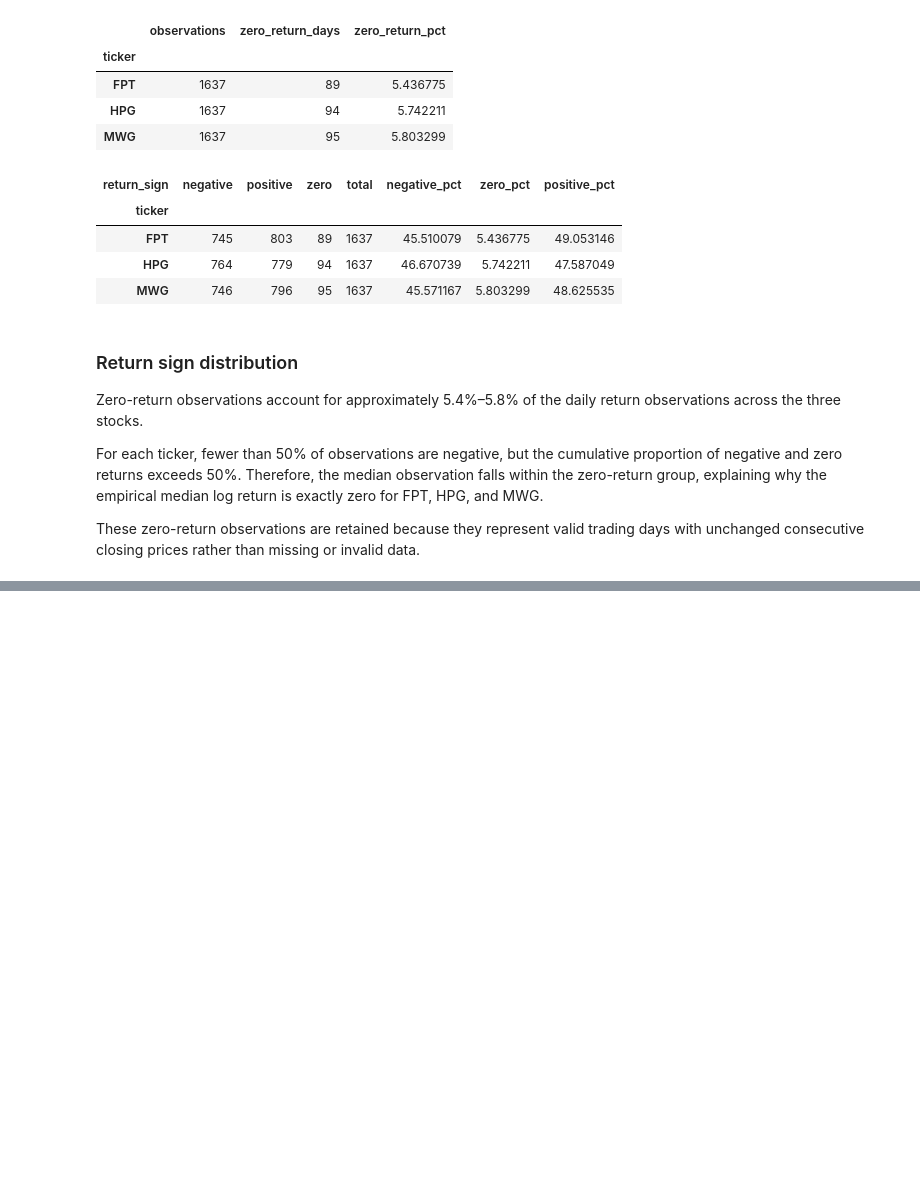
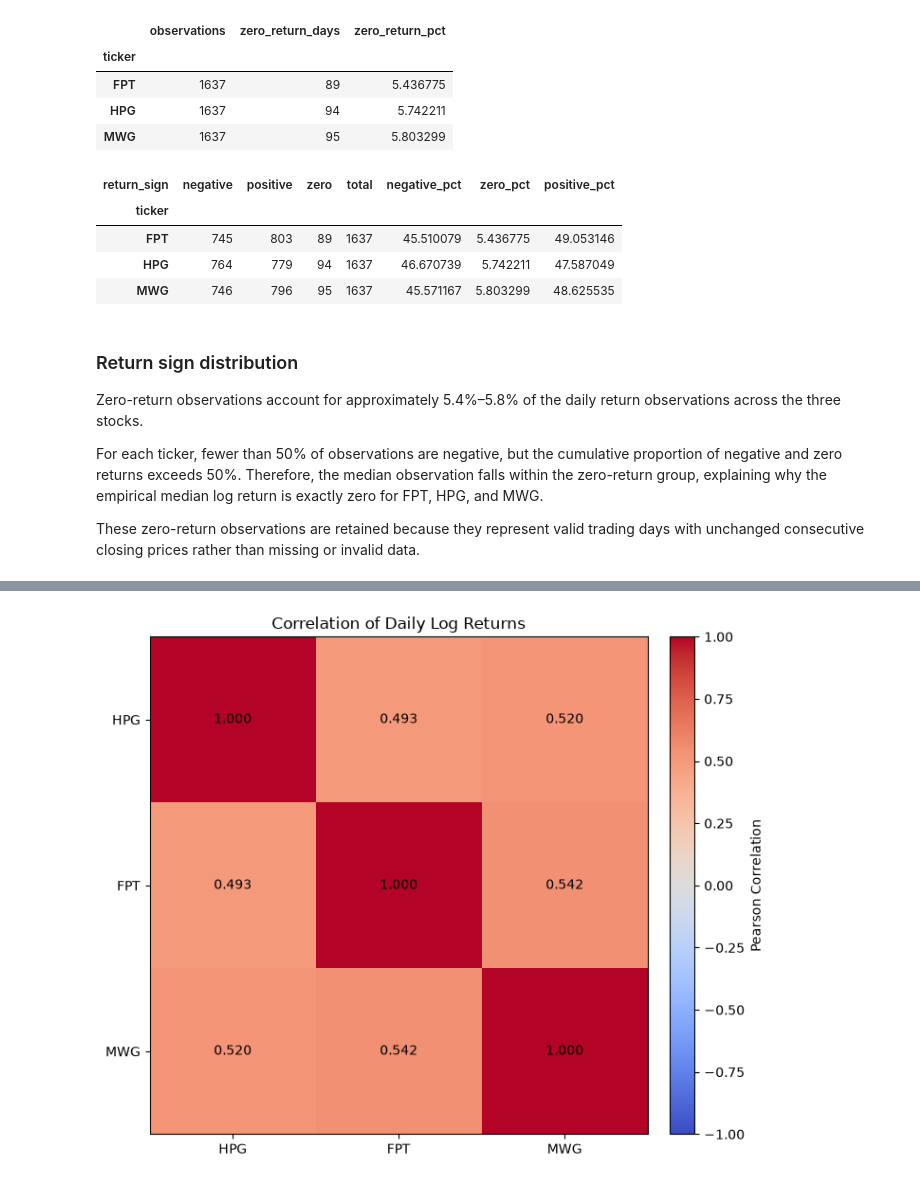
Before and after one commit to hthregx/portfolio-var-risk-system, a Jupyter notebook: notebooks/01_eda.ipynb, the cells around one changed output, grey strips where cells are left out. Cells and saved outputs as stored; diff of their text form; code cells hidden in the pictures; blank space fills up the shorter version.

```diff
--- a/notebooks/01_eda.ipynb
+++ b/notebooks/01_eda.ipynb
@@ -932,0 +1299,14 @@ These zero-return observations are retained because they represent valid trading
+# %%
+aligned_returns = (
+    return_matrix[TICKERS]
+    .dropna(how="any")
+)
+
+correlation_matrix = aligned_returns.corr()
+
+print(
+    "Số ngày được dùng để tính correlation:",
+    len(aligned_returns),
+)
+
+correlation_matrix.round(4)
@@ -932,0 +1360,69 @@ These zero-return observations are retained because they represent valid trading
+# %%
+fig, ax = plt.subplots(
+    figsize=(7, 6),
+)
+
+image = ax.imshow(
+    correlation_matrix,
+    cmap="coolwarm",
+    vmin=-1,
+    vmax=1,
+)
+
+ax.set_xticks(
+    range(len(TICKERS)),
+    labels=TICKERS,
+)
+
+ax.set_yticks(
+    range(len(TICKERS)),
+    labels=TICKERS,
+)
+
+for row in range(len(TICKERS)):
+    for column in range(len(TICKERS)):
+        value = correlation_matrix.iloc[
+            row,
+            column,
+        ]
+
+        ax.text(
+            column,
+            row,
+            f"{value:.3f}",
+            ha="center",
+            va="center",
+        )
+
+ax.set_title(
+    "Correlation of Daily Log Returns"
+)
+
+colorbar = fig.colorbar(
+    image,
+    ax=ax,
+    fraction=0.046,
+    pad=0.04,
+)
+
+colorbar.set_label(
+    "Pearson Correlation"
+)
+
+fig.tight_layout()
+
+correlation_path = (
+    FIGURE_DIR / "06_return_correlation.png"
+)
+
+fig.savefig(
+    correlation_path,
+    dpi=300,
+    bbox_inches="tight",
+)
+
+plt.show()
+
+print("Đã lưu:", correlation_path)
+# %% [output]
+[figure, added]
```
Also changed, not shown: parts of 40 cells of this notebook.
